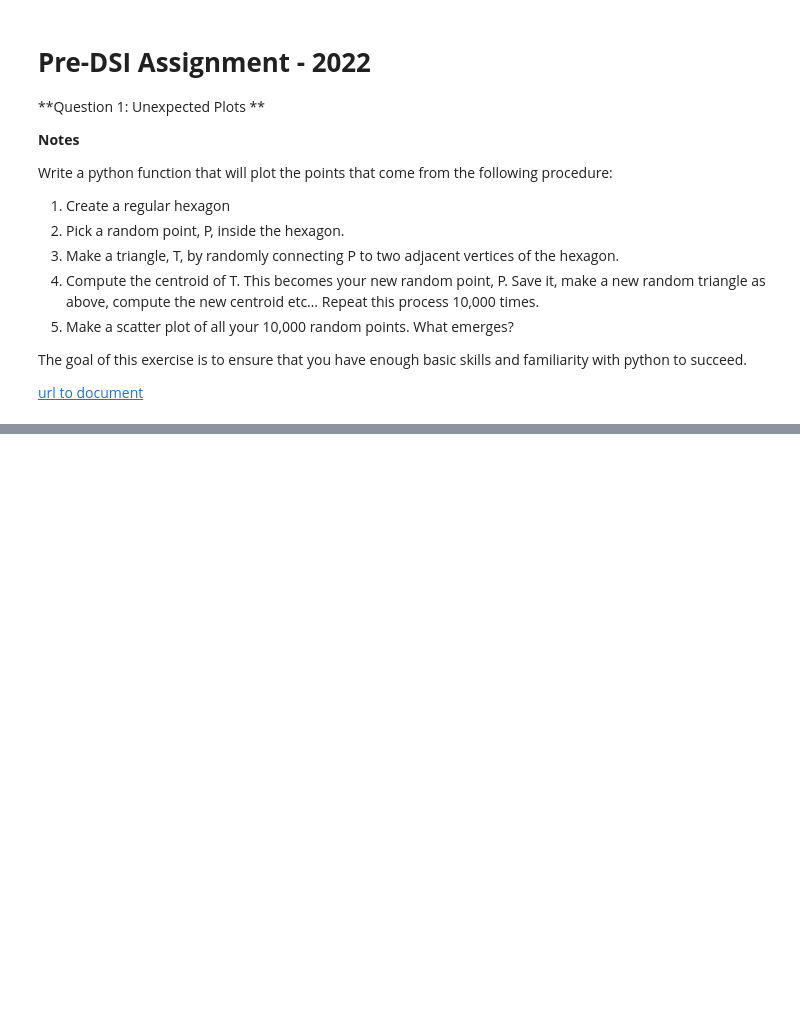
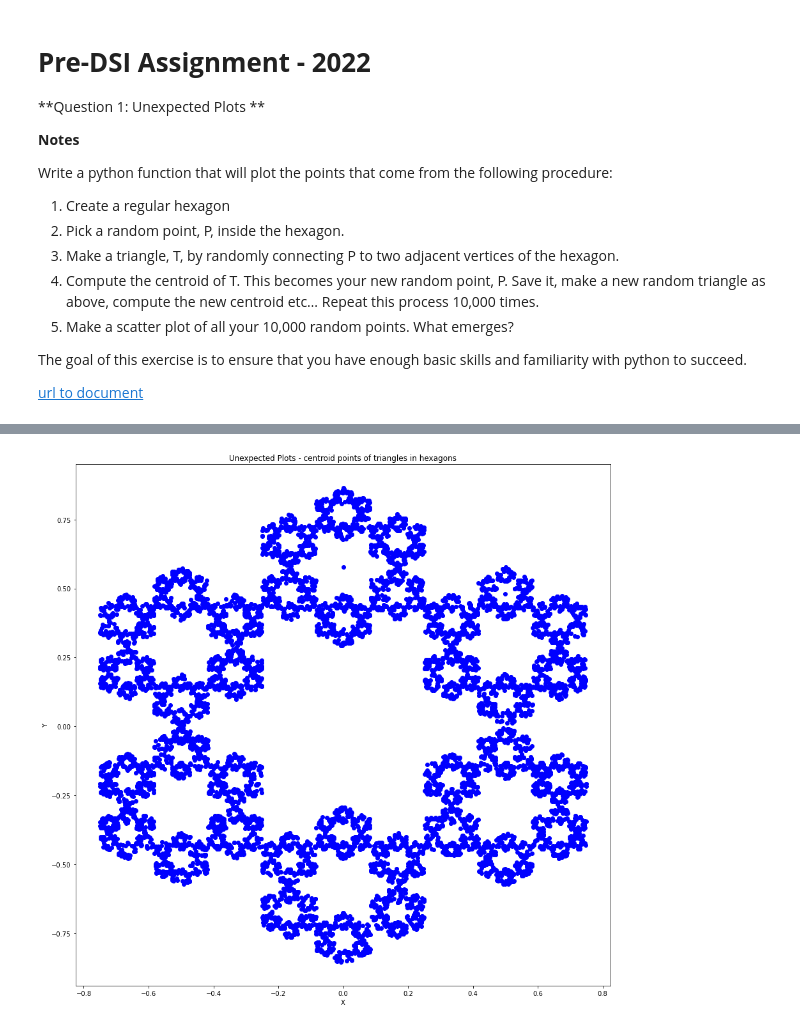
Before and after one commit to obengdouglas/DSI-2022, a Jupyter notebook: DSI_hexagon1.ipynb, the cells around one changed output, grey strips where cells are left out. Drawn from its saved outputs; the diff is of its cells as text; code cells hidden in the pictures; blank space fills up the shorter version.

Commit message:
DSI pre-start assignment 1. Various tasks put in functioning loop. Now only shows centroid points (expected) instead of triangles that just fill hexagon.

```diff
--- a/DSI_hexagon1.ipynb
+++ b/DSI_hexagon1.ipynb
@@ -194,20 +38,0 @@ plt.show()
-# %%
-xx = []
-
-for x in trivertices:
-  xx.append(x[0])
-x1, x2, x3 = xx
-
-yy = []
-
-for y in trivertices:
-  yy.append(y[1])
-y1, y2, y3 = yy
-
-
-x = round((x1 + x2 + x3) / 3, 2)
-y = round((y1 + y2 + y3) / 3, 2)
-
-centroid = (x, y)
-centroid
-print("Centroid =","(",x,",",y,")")
@@ -261,0 +39,77 @@ plt.show()
+# %%
+# 1. Create Regular hexagon
+start = time.time()
+# Put coordinates of a regular hexagon in a dictionary. A - F are the coordinates of a regular polygon with length of 1 and center 0,0. (https://qr.ae/pG6IHm).
+
+coordinates = {'A':(1,0), 'B':(0.5,0.5*sqrt(3)), 'C':(-0.5,0.5*sqrt(3)), 'D':(-1,0), 'E':(-0.5,-0.5*sqrt(3)), 'F':(0.5,-0.5*sqrt(3))}
+hexagon=[coordinates[x] for x in coordinates]
+hexagon.append(hexagon[0]) # Append coordinates of hexagon. Argument refers to index of last/ending coordinates (ie. coordinates A. )
+xh, yh = zip(*hexagon) # Create lists of x and y values for hexagon
+
+centroid = (0,0) # Define centroid with dummy coordinates.
+print('Coordinates of hexagon are', hexagon)
+
+#2-4. Put creation of triangles and centroids in a loop
+# The 3 coordinates used for a triangle are: 1. centroid . 2. random coordinate selected from A -F. 3. coordinate adjacent to randomly selected coordinate (in forward direction)
+
+for a in range(10000):
+  adjacent = ['A', 'B', 'C', 'D', 'E', 'F', 'A'] #Ending at A ensures F has a forward adjacent coordinate
+  n_pairs = 1
+
+  for _ in range(n_pairs):
+    i = random.randrange(len(adjacent)-1)
+    randpoints = [adjacent[i], adjacent[i+1]]
+    triangle=[coordinates[x] for x in randpoints]
+    triangle.insert(0, centroid)
+
+    trianglecopy=triangle.copy()
+
+    triangle.append(triangle[0]) #close triangle
+    xt, yt = zip(*triangle)
+
+    xx = []
+    for x in trianglecopy:
+      xx.append(x[0])
+    x1, x2, x3 = xx # where x1, x2, x3 refer to x coordinates of triangle
+
+    yy = []
+    for y in trianglecopy:
+      yy.append(y[1])
+    y1, y2, y3 = yy # where y1, y2, y3 refer to y coordinates of triangle
+
+
+    xc = ((x1 + x2 + x3) / 3)
+    yc = ((y1 + y2 + y3) / 3)
+    #print('centroid',(a),':', centroid) #uncomment to print coordinates of centroids
+    #print('triangle coordinates are',(a),':', trianglecopy) #uncomment to print coordinates of triangles. First x,y coordinates refers to centroid.
+    centroid = (xc, yc)
+
+    #Uncomment below to show plot of triangles
+    # plot1=plt.figure(1)
+    # plt.ion()
+    # plt.rcParams['figure.figsize'] = [15, 15]
+    # plt.title("Unexpected Plots - triangles in hexagons")
+    # plt.xlabel("X")
+    # plt.ylabel("Y")
+    # plt.plot(xt, yt, color='green')
+
+    #5. Plot centroid points NB: Initial random point not printed
+    plot1=plt.figure(2)
+    plt.ion()
+    plt.rcParams['figure.figsize'] = [15, 15]
+    plt.title("Unexpected Plots - centroid points of triangles in hexagons")
+    plt.xlabel("X")
+    plt.ylabel("Y")
+    plt.scatter(xc, yc, color='blue')
+
+#plt.plot(xh, yh, color='red') # uncomment to show haxagon around centroid points
+
+end = time.time()
+print("The time of execution of above program is :", end-start)
+
+# Consider the following changes/improvements
+# 1. Generate hexagon without need for coordinates. Can process be done using turtle
+# 2. Make selection of first random internal point (centroid) truelly automatic/random. Current method is random but manual
+# 3. Improve runtime
+# 4. Include initial random point in plot without omitting last centroid point
+# %% [output]
@@ -261,0 +118 @@ plt.show()
+[figure, added]
```
Also changed, not shown: parts of 9 cells of this notebook.
